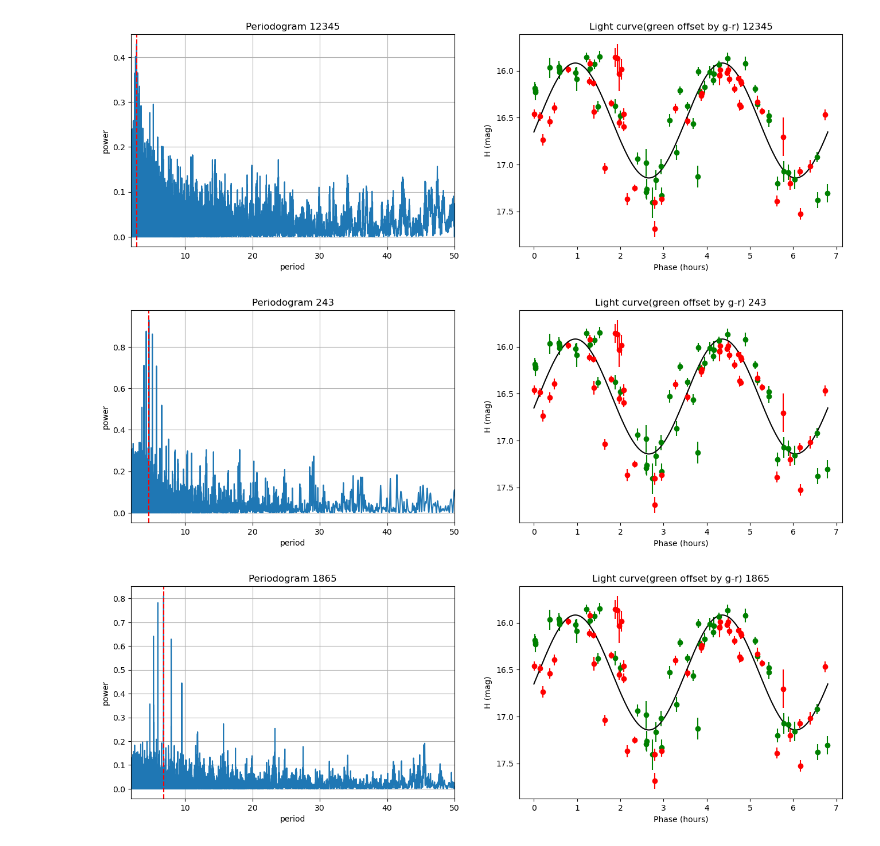
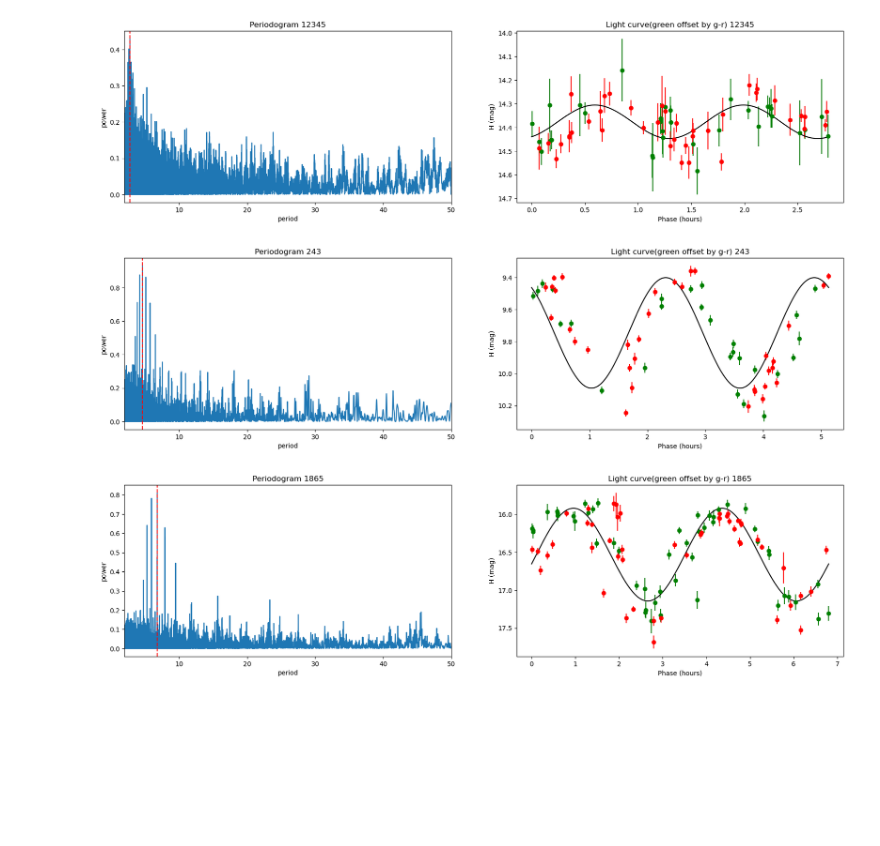
Before and after one commit to fixedOtter/AstroInformatics-Group5, a Jupyter notebook: app.ipynb, the cells around one changed output. Saved outputs shown, nothing was run; the diff lists cells and outputs as text; code cells hidden in the pictures; blank space fills up the shorter version.

```diff
--- a/app.ipynb
+++ b/app.ipynb
@@ -216,42 +208,63 @@ for i in asteroids:
 # %%
 asteroids = [12345, 243, 1865]
+#asteroids= [#put in your data to go through]
 for i in range(len(asteroids)):
-    power, period, frequency = get_period_and_power_array(asteroids[i])
+    asteroid_id = asteroids[i]
+    power, period, frequency = get_period_and_power_array(asteroid_id)
     max_power_index = np.argmax(power)
     max_period = period[max_power_index]
 
-    fig,(ax1, ax2) = plt.subplots(1,2)
-    fig.set_figwidth(16)
+    fig, ax = plt.subplots(1,2)
+    fig.set_figwidth(20)
+
+    #plt.cla()
+
+
+    ax[0].plot(period, power)
+    ax[0].axvline(max_period, color ='red',linestyle='--')
+    ax[0].set_xlim(2, 50)
+    ax[0].set_title(f'Periodogram {asteroids[i]}')
+    ax[0].set_xlabel('period')
+    ax[0].set_ylabel('power')
+    # plt.legend()
+    ax1.grid(True)
 
 
 
-    ax1.plot(period, power)
-    ax1.axvline(max_period, color ='red',linestyle='--')
-    ax1.set_xlim(2, 50)
-    ax1.set_title(f'Periodogram {asteroids[i]}')
-    ax1.set_xlabel('period')
-    ax1.set_ylabel('power')
-    # plt.legend()
-    ax1.grid(True)
+    data = pd.DataFrame(collection_ss1.find({"ssnamenr":asteroid_id}))
+    derivedData = pd.DataFrame(collection_ss1_derived.find({"ssnamenr":str(asteroid_id)}))
+    # Create variables for colored filters
+    green = data["fid"] == 1
+    red = data["fid"] == 2
 
-    ax2.errorbar(data[green]["jd"]*24 % derivedData["rotper"][0], data[green]["H"]-derivedData["grColor"][0], yerr = data[green]["sigmapsf"], fmt = 'o', color='g')
-    ax2.errorbar(data[red]["jd"]*24 % derivedData["rotper"][0], data[red]["H"], yerr = data[red]["sigmapsf"], fmt = 'o', color='r')
-    ax2.plot(jdlinh, y, color='Black')
+
+
+    rotper = derivedData["rotper"][0]
+    jdlinh = np.linspace(0, rotper, 10000)
+
+     # Slope of light curve
+    y =derivedData["havg"][0]+derivedData["modelFit"][0][0]+derivedData["modelFit"][0][1]*np.sin(2*np.pi*jdlinh/derivedData["rotper"][0]*2)+ derivedData["modelFit"][0][2]*np.cos(2*np.pi*jdlinh/derivedData["rotper"][0]*2)
+
+
+    ax[1].errorbar(data[green]["jd"]*24 % derivedData["rotper"][0], data[green]["H"]-derivedData["grColor"][0], yerr = data[green]["sigmapsf"], fmt = 'o', color='g')
+    ax[1].errorbar(data[red]["jd"]*24 % derivedData["rotper"][0], data[red]["H"], yerr = data[red]["sigmapsf"], fmt = 'o', color='r')
+    ax[1].plot(jdlinh, y, color='Black')
 
     # Invert Magnitudes on y axis
-    ax2.invert_yaxis()
-    ax2.set_title("Light curve(green offset by g-r) "  + str(asteroids[i]))
-    ax2.set_xlabel("Phase (hours)")
-    ax2.set_ylabel("H (mag)")
+    ax[1].invert_yaxis()
+    ax[1].set_title("Light curve(green offset by g-r) "  + str(asteroid_id))
+    ax[1].set_xlabel("Phase (hours)")
+    ax[1].set_ylabel("H (mag)")
+
 
 
 
 
 
 
 
     plt.show()
 # %% [output]
-[figure, old version]
+[figure, new version]
-[figure, old version]
+[figure, new version]
-[figure, old version]
+[figure, new version]
```
Also changed, not shown: parts of 3 cells of this notebook, 1 other file.
